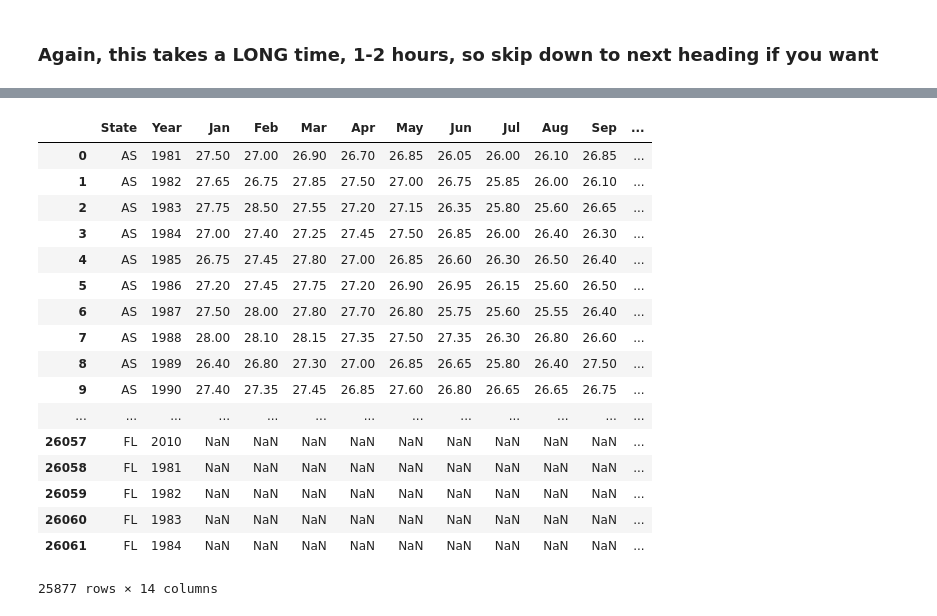
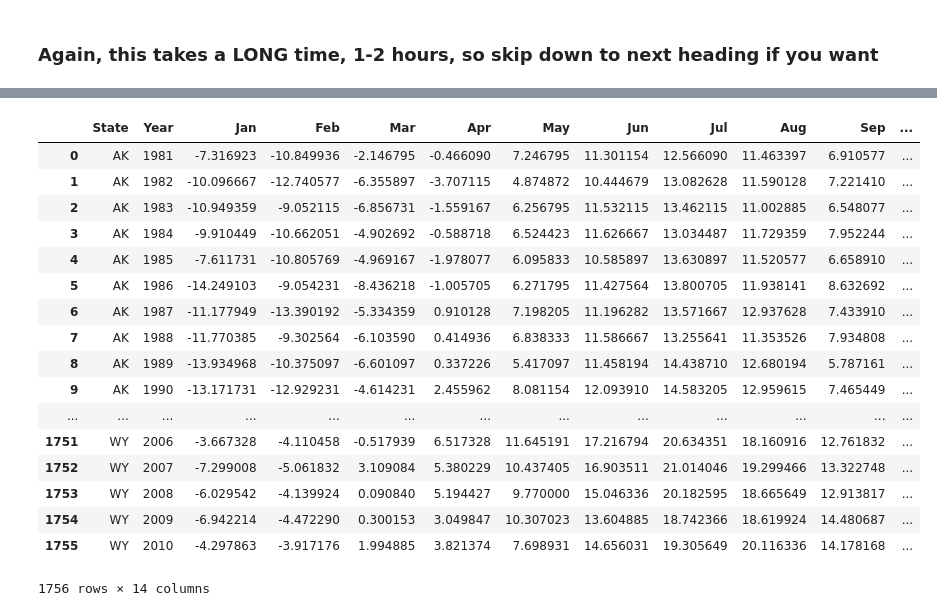
Before and after one commit to dwang953/109-Project, a Jupyter notebook: What's_the_Price_of_Wheat.ipynb, the cells around one changed output, grey strips where cells are left out. Saved outputs shown, nothing was run; the diff lists cells and outputs as text; code cells hidden in the pictures.

```diff
--- a/What's_the_Price_of_Wheat.ipynb
+++ b/What's_the_Price_of_Wheat.ipynb
@@ -178,7 +178,8 @@ dirtytempdf.rename(columns={'Station':'State'}, inplace=True)
 i=0
 for index, row in dirtytempdf.iterrows():
     if index%10000==0:
-        print index
+        print
+        index
     if (last_stat[0] != dirtytempdf['State'][index]):
         state=statid[row['State']]
         last_stat=(dirtytempdf['State'][index],state)
@@ -207,23 +192,23 @@ dirtytempdf.head()
 # %%
 tdf=dirtytempdf.groupby(['State','Year']).mean().reset_index()
-# %%
-dirtytempdf
-# %% [output]
-|  | State | Year | Jan | Feb | Mar | Apr | May | Jun | Jul | Aug | Sep | ... |
-| 0 | AS | 1981 | 27.50 | 27.00 | 26.90 | 26.70 | 26.85 | 26.05 | 26.00 | 26.10 | 26.85 | ... |
-| 1 | AS | 1982 | 27.65 | 26.75 | 27.85 | 27.50 | 27.00 | 26.75 | 25.85 | 26.00 | 26.10 | ... |
-| 2 | AS | 1983 | 27.75 | 28.50 | 27.55 | 27.20 | 27.15 | 26.35 | 25.80 | 25.60 | 26.65 | ... |
-| 3 | AS | 1984 | 27.00 | 27.40 | 27.25 | 27.45 | 27.50 | 26.85 | 26.00 | 26.40 | 26.30 | ... |
-| 4 | AS | 1985 | 26.75 | 27.45 | 27.80 | 27.00 | 26.85 | 26.60 | 26.30 | 26.50 | 26.40 | ... |
-| 5 | AS | 1986 | 27.20 | 27.45 | 27.75 | 27.20 | 26.90 | 26.95 | 26.15 | 25.60 | 26.50 | ... |
-| 6 | AS | 1987 | 27.50 | 28.00 | 27.80 | 27.70 | 26.80 | 25.75 | 25.60 | 25.55 | 26.40 | ... |
-| 7 | AS | 1988 | 28.00 | 28.10 | 28.15 | 27.35 | 27.50 | 27.35 | 26.30 | 26.80 | 26.60 | ... |
-| 8 | AS | 1989 | 26.40 | 26.80 | 27.30 | 27.00 | 26.85 | 26.65 | 25.80 | 26.40 | 27.50 | ... |
-| 9 | AS | 1990 | 27.40 | 27.35 | 27.45 | 26.85 | 27.60 | 26.80 | 26.65 | 26.65 | 26.75 | ... |
-| ... | ... | ... | ... | ... | ... | ... | ... | ... | ... | ... | ... | ... |
-| 26057 | FL | 2010 | NaN | NaN | NaN | NaN | NaN | NaN | NaN | NaN | NaN | ... |
-| 26058 | FL | 1981 | NaN | NaN | NaN | NaN | NaN | NaN | NaN | NaN | NaN | ... |
-| 26059 | FL | 1982 | NaN | NaN | NaN | NaN | NaN | NaN | NaN | NaN | NaN | ... |
-| 26060 | FL | 1983 | NaN | NaN | NaN | NaN | NaN | NaN | NaN | NaN | NaN | ... |
-| 26061 | FL | 1984 | NaN | NaN | NaN | NaN | NaN | NaN | NaN | NaN | NaN | ... |
-25877 rows × 14 columns
+# %%
+tdf
+# %% [output]
+|  | State | Year | Jan | Feb | Mar | Apr | May | Jun | Jul | Aug | Sep | ... |
+| 0 | AK | 1981 | -7.316923 | -10.849936 | -2.146795 | -0.466090 | 7.246795 | 11.301154 | 12.566090 | 11.463397 | 6.910577 | ... |
+| 1 | AK | 1982 | -10.096667 | -12.740577 | -6.355897 | -3.707115 | 4.874872 | 10.444679 | 13.082628 | 11.590128 | 7.221410 | ... |
+| 2 | AK | 1983 | -10.949359 | -9.052115 | -6.856731 | -1.559167 | 6.256795 | 11.532115 | 13.462115 | 11.002885 | 6.548077 | ... |
+| 3 | AK | 1984 | -9.910449 | -10.662051 | -4.902692 | -0.588718 | 6.524423 | 11.626667 | 13.034487 | 11.729359 | 7.952244 | ... |
+| 4 | AK | 1985 | -7.611731 | -10.805769 | -4.969167 | -1.978077 | 6.095833 | 10.585897 | 13.630897 | 11.520577 | 6.658910 | ... |
+| 5 | AK | 1986 | -14.249103 | -9.054231 | -8.436218 | -1.005705 | 6.271795 | 11.427564 | 13.800705 | 11.938141 | 8.632692 | ... |
+| 6 | AK | 1987 | -11.177949 | -13.390192 | -5.334359 | 0.910128 | 7.198205 | 11.196282 | 13.571667 | 12.937628 | 7.433910 | ... |
+| 7 | AK | 1988 | -11.770385 | -9.302564 | -6.103590 | 0.414936 | 6.838333 | 11.586667 | 13.255641 | 11.353526 | 7.934808 | ... |
+| 8 | AK | 1989 | -13.934968 | -10.375097 | -6.601097 | 0.337226 | 5.417097 | 11.458194 | 14.438710 | 12.680194 | 5.787161 | ... |
+| 9 | AK | 1990 | -13.171731 | -12.929231 | -4.614231 | 2.455962 | 8.081154 | 12.093910 | 14.583205 | 12.959615 | 7.465449 | ... |
+| ... | ... | ... | ... | ... | ... | ... | ... | ... | ... | ... | ... | ... |
+| 1751 | WY | 2006 | -3.667328 | -4.110458 | -0.517939 | 6.517328 | 11.645191 | 17.216794 | 20.634351 | 18.160916 | 12.761832 | ... |
+| 1752 | WY | 2007 | -7.299008 | -5.061832 | 3.109084 | 5.380229 | 10.437405 | 16.903511 | 21.014046 | 19.299466 | 13.322748 | ... |
+| 1753 | WY | 2008 | -6.029542 | -4.139924 | 0.090840 | 5.194427 | 9.770000 | 15.046336 | 20.182595 | 18.665649 | 12.913817 | ... |
+| 1754 | WY | 2009 | -6.942214 | -4.472290 | 0.300153 | 3.049847 | 10.307023 | 13.604885 | 18.742366 | 18.619924 | 14.480687 | ... |
+| 1755 | WY | 2010 | -4.297863 | -3.917176 | 1.994885 | 3.821374 | 7.698931 | 14.656031 | 19.305649 | 20.116336 | 14.178168 | ... |
+1756 rows × 14 columns
```
Also changed, not shown: parts of 2 cells of this notebook, 1 other file.
